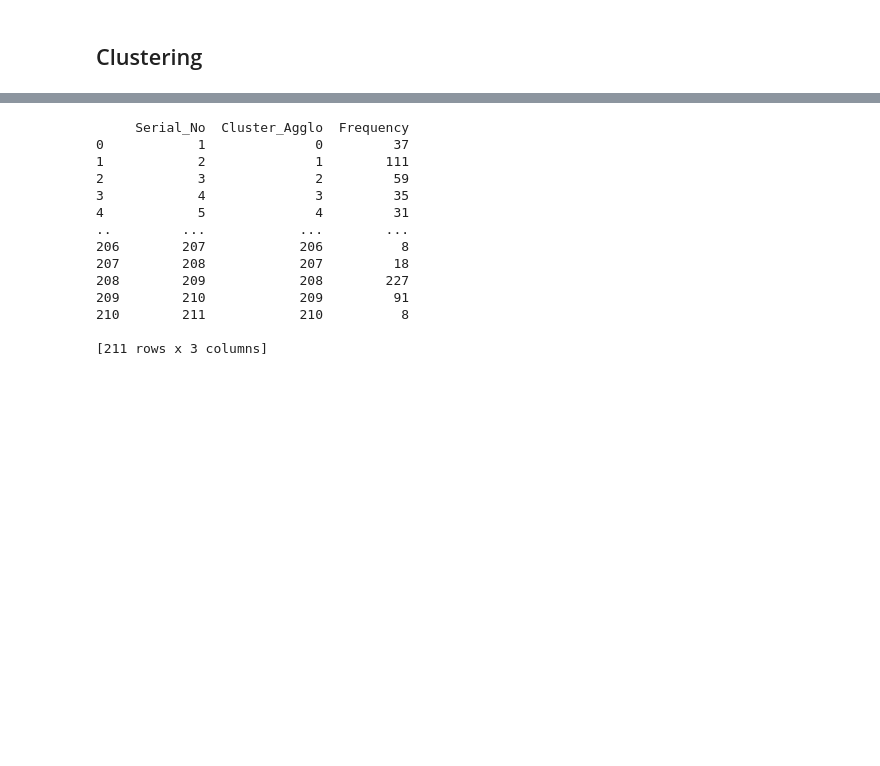
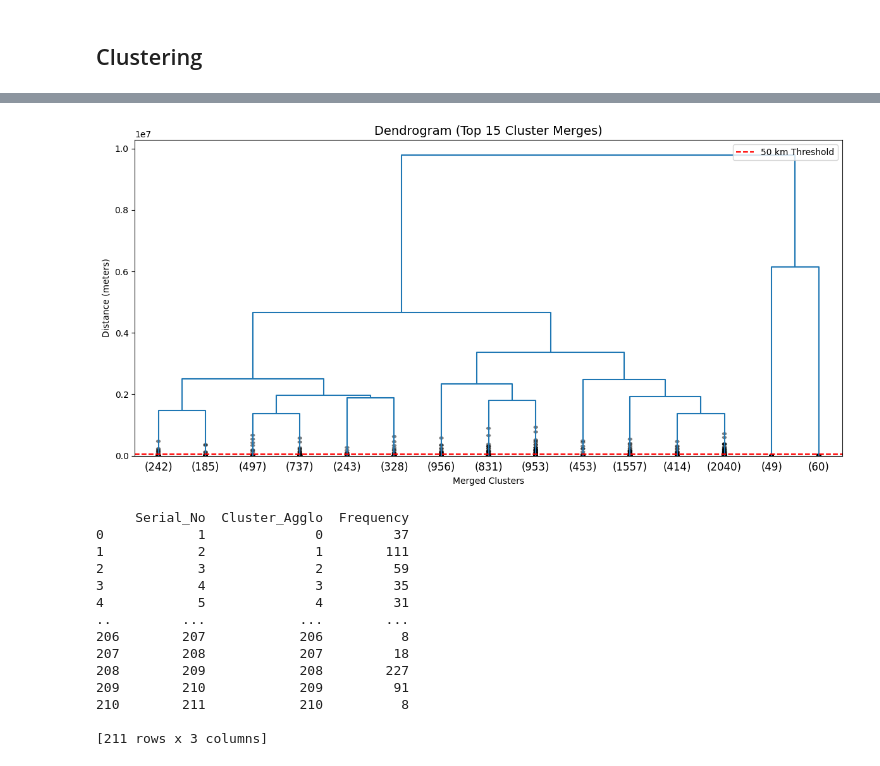
Before and after one commit to sagniksinha/CS8903_HAAG_Spatial_Camera_Trap_Summer2025, a Jupyter notebook: Clustering_final.ipynb, the cells around one changed output, grey strips where cells are left out. Drawn from its saved outputs; the diff is of its cells as text; code cells hidden in the pictures; blank space fills up the shorter version.

```diff
--- a/Clustering_final.ipynb
+++ b/Clustering_final.ipynb
@@ -183,6 +209,25 @@ deployments_df.head()
 | 2 | 2022 | Lex SKUNK | Sovie | Jacobson Park | Jacobson Park 08/06/2022 | 2022-09-01 | 2022-10-29 | 58 | ... |
 | 3 | 2022 | Lex SKUNK | Sovie | Lake View | Lake View 08/06/2022 | 2022-09-03 | 2022-10-30 | 57 | ... |
 | 4 | 2022 | Lex SKUNK | Sovie | Lexington Cemetery | Lexington Cemetery 09/30/2022 | 2022-10-01 | 2022-10-30 | 29 | ... |
+# %%
+plt.figure(figsize=(12, 6))
+dendrogram(
+    Z,
+    truncate_mode='lastp',
+    p=15,  # Show only top 15 cluster merges
+    show_contracted=True,
+    color_threshold=50000
+)
+plt.title("Dendrogram (Top 15 Cluster Merges)", fontsize=14)
+plt.xlabel("Merged Clusters")
+plt.ylabel("Distance (meters)")
+plt.axhline(y=50000, color='red', linestyle='--', label='50 km Threshold')
+plt.legend()
+plt.tight_layout()
+plt.savefig(r"C:\Users\sagni\Documents\Personal Files\Research\doi_10_5061_dryad_k0p2ngfhn__v20250410\plots\Dendogram_Top15.png", dpi=600, bbox_inches='tight')
+plt.show()
+# %% [output]
+[figure, added]
 # %%
 # Step 1: Create GeoDataFrame from deployments_df
 geometry = [Point(xy) for xy in zip(deployments_df['Longitude'], deployments_df['Latitude'])]
```
Also changed, not shown: parts of 2 cells of this notebook, 1 other file.
